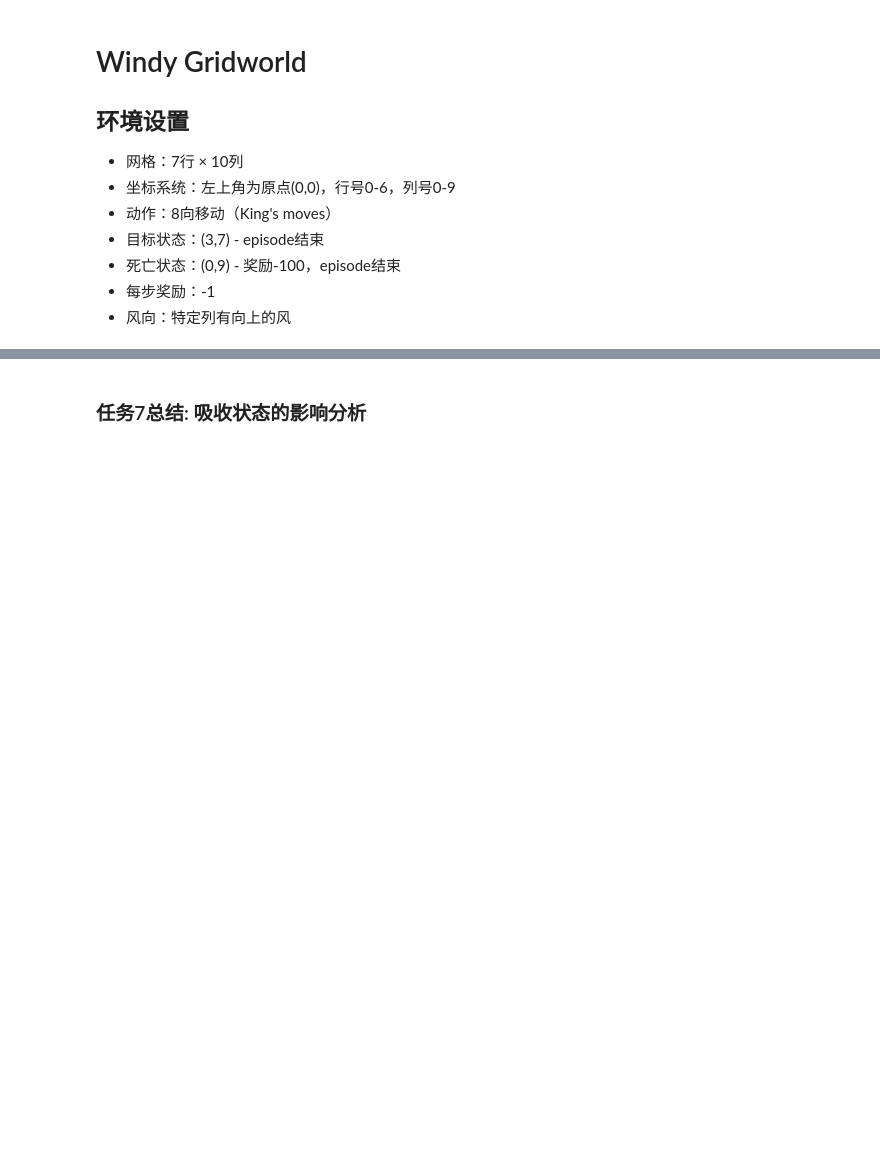
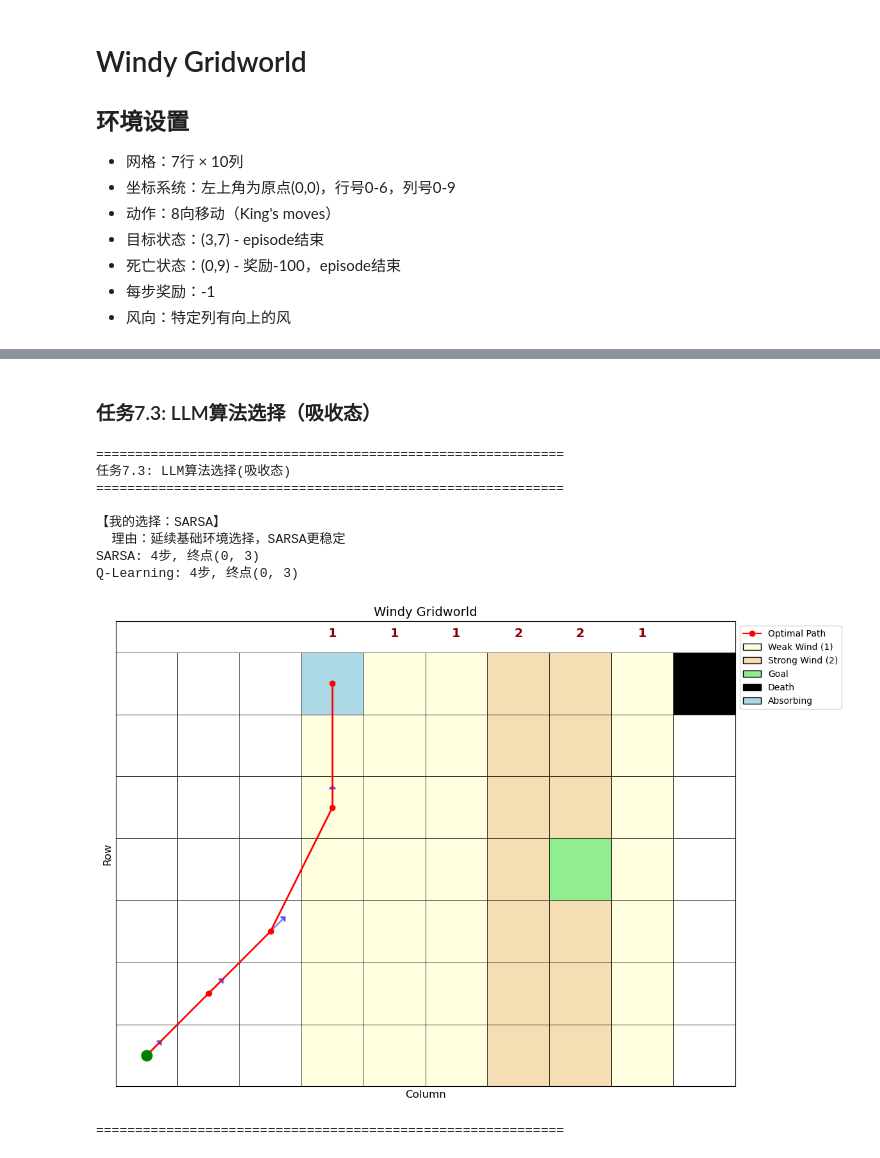
Before and after one commit to serenNan/HW, a Jupyter notebook: HW2_Solution.ipynb, the cells around one changed output, grey strips where cells are left out. Cells and saved outputs as stored; diff of their text form; code cells hidden in the pictures; blank space fills up the shorter version.

```diff
--- a/HW2_Solution.ipynb
+++ b/HW2_Solution.ipynb
@@ -1145,2 +1048,33 @@ for start in start_states:
-# %% [markdown]
-### 任务7总结: 吸收状态的影响分析
+# %% [markdown]
+### 任务7.3: LLM算法选择（吸收态）
+# %%
+print("="*60)
+print("任务7.3: LLM算法选择(吸收态)")
+print("="*60)
+print()
+print("【我的选择：SARSA】")
+print("  理由：延续基础环境选择，SARSA更稳定")
+start = (6, 0)
+Q_s, _ = sarsa(env_absorbing_king, start, episodes=10000, alpha=0.1, epsilon=0.1)
+policy_s = get_optimal_policy(Q_s, env_absorbing_king)
+path_s = get_optimal_path(policy_s, env_absorbing_king, start)
+print(f"SARSA: {len(path_s)-1}步, 终点{path_s[-1]}")
+Q_q, _ = q_learning(env_absorbing_king, start, episodes=10000, alpha=0.1, epsilon=0.1)
+policy_q = get_optimal_policy(Q_q, env_absorbing_king)
+path_q = get_optimal_path(policy_q, env_absorbing_king, start)
+print(f"Q-Learning: {len(path_q)-1}步, 终点{path_q[-1]}")
+if path_s[-1] == (3,7):
+    print("✓ SARSA到达目标")
+visualize_gridworld(env_absorbing_king, path=path_s, policy=policy_s, show_all_policy=False)
+print("="*60)
+# %% [output]
+============================================================
+任务7.3: LLM算法选择(吸收态)
+============================================================
+
+【我的选择：SARSA】
+  理由：延续基础环境选择，SARSA更稳定
+SARSA: 4步, 终点(0, 3)
+Q-Learning: 4步, 终点(0, 3)
+[figure, added]
+============================================================
```
Also changed, not shown: parts of 39 cells of this notebook.
